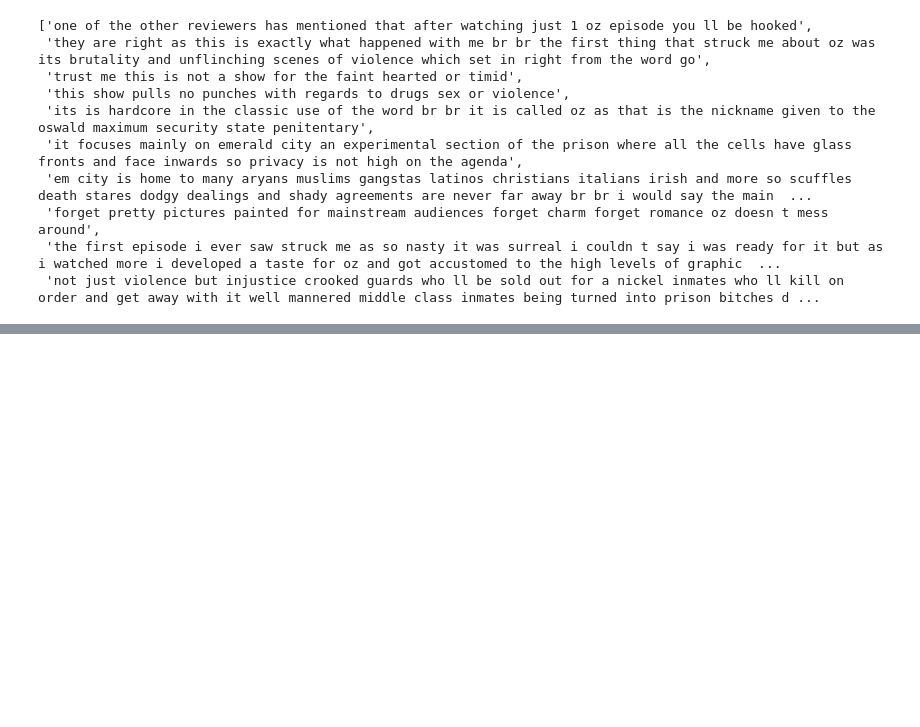
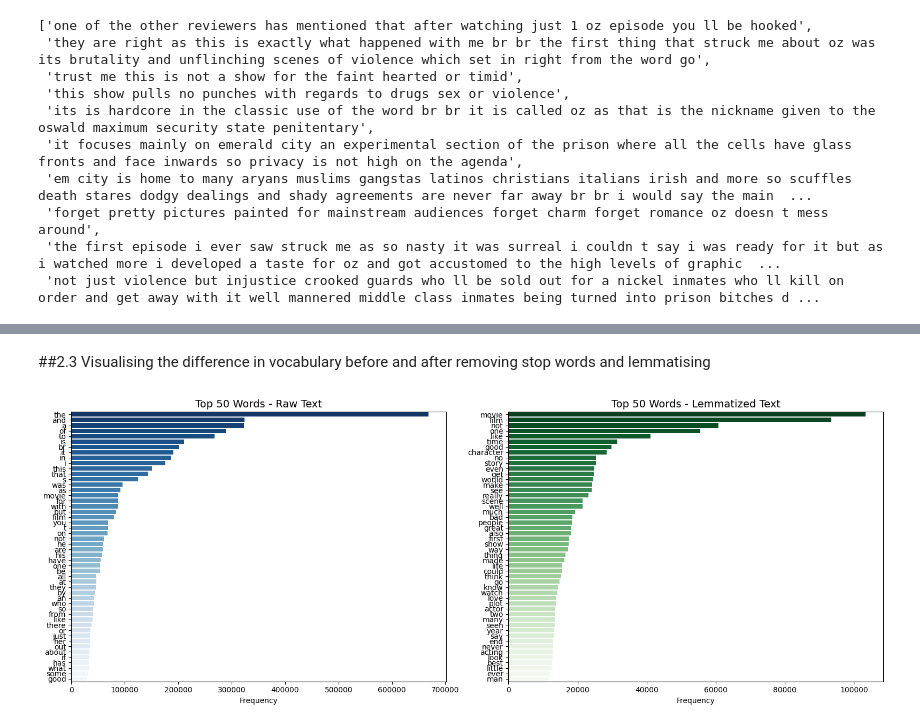
Before and after one commit to christina3099/Sentiment-Analysis, a Jupyter notebook: Sentiment_Analysis.ipynb, the cells around one changed output, grey strips where cells are left out. Cells and saved outputs as stored; diff of their text form; code cells hidden in the pictures; blank space fills up the shorter version.

```diff
--- a/Sentiment_Analysis.ipynb
+++ b/Sentiment_Analysis.ipynb
@@ -142,0 +164,7 @@ movies['tags'][0]
+# %%
+# Use Counter to count
+freq_dist = Counter(all_tokens)
+
+# Top 20 terms
+for word, count in freq_dist.most_common(50):
+    print(word, ":", count)
@@ -142,0 +286,11 @@ movies['tags'][0]
+# %%
+import re
+
+def remove_br(text):
+    clean_text = []
+    for sentence in text:
+        clean_text.append(re.sub(r'\bbr\b', '', sentence).strip())
+        # Remove isolated 'br' tokens (word boundary ensures it doesn't cut words like 'bright')
+    return clean_text
+
+movies['lemmatized_reviews'] = movies['lemmatized_reviews'].apply(remove_br)
@@ -142,0 +310,33 @@ movies['tags'][0]
+# %% [markdown]
+##2.3 Visualising the difference in vocabulary before and after removing stop words and lemmatising
+# %%
+import matplotlib.pyplot as plt
+import seaborn as sns
+from collections import Counter
+import re
+
+def get_top_tokens(texts, n=50):
+    tokens = []
+    for text in texts.astype(str):
+        text = text.lower()
+        tokens.extend(re.findall(r"\b\w+\b", text))
+    return Counter(tokens).most_common(n)
+
+# Top 50 raw vs lemmatized
+raw_top = get_top_tokens(movies['tags'], n=50)
+lemm_top = get_top_tokens(movies['lemmatized_reviews'], n=50)
+
+fig, axes = plt.subplots(1, 2, figsize=(16,6))
+
+sns.barplot(x=[c for w,c in raw_top], y=[w for w,c in raw_top], ax=axes[0], palette="Blues_r")
+axes[0].set_title("Top 50 Words - Raw Text", fontsize=14)
+axes[0].set_xlabel("Frequency")
+
+sns.barplot(x=[c for w,c in lemm_top], y=[w for w,c in lemm_top], ax=axes[1], palette="Greens_r")
+axes[1].set_title("Top 50 Words - Lemmatized Text", fontsize=14)
+axes[1].set_xlabel("Frequency")
+
+plt.tight_layout()
+plt.show()
+# %% [output]
+[figure, added]
```
Also changed, not shown: parts of 29 cells of this notebook.
